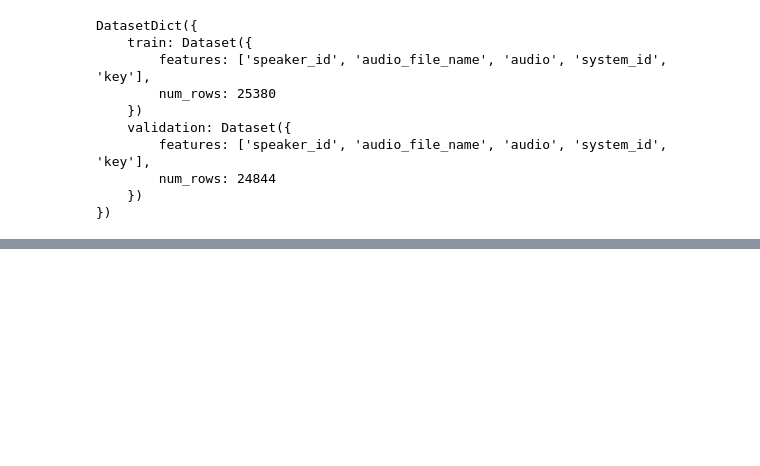
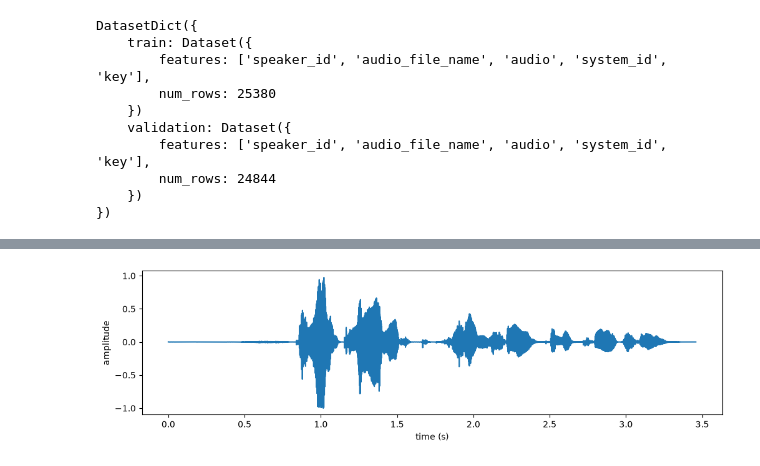
Before and after one commit to Yanis-Blot/speech-deepfake-detection, a Jupyter notebook: notebooks/data_exploration.ipynb, the cells around one changed output, grey strips where cells are left out. Drawn from its saved outputs; the diff is of its cells as text; code cells hidden in the pictures; blank space fills up the shorter version.

Commit message:
add explanations on data nature and manipulations

```diff
--- a/notebooks/data_exploration.ipynb
+++ b/notebooks/data_exploration.ipynb
@@ -56,0 +66,18 @@ AttributeError: 'dict' object has no attribute 'get_all_samples'
+# %%
+import torch
+import matplotlib.pyplot as plt
+
+from IPython.display import Audio
+
+sr = 16000  # sampling rate (16 kHz as we saw in the metadata)
+x = ds["train"][0]["audio"].get_all_samples().data[0]   # decoded 1D tensor
+t = torch.arange(len(x)) / sr                           # We get the time of each sample
+
+plt.figure(figsize=(12, 3))
+plt.plot(t, x)
+plt.xlabel("time (s)"); plt.ylabel("amplitude")
+plt.show()
+
+Audio(x.numpy(), rate=sr)                              # listen
+# %% [output]
+[figure, added]
```
Also changed, not shown: parts of 10 cells of this notebook.
